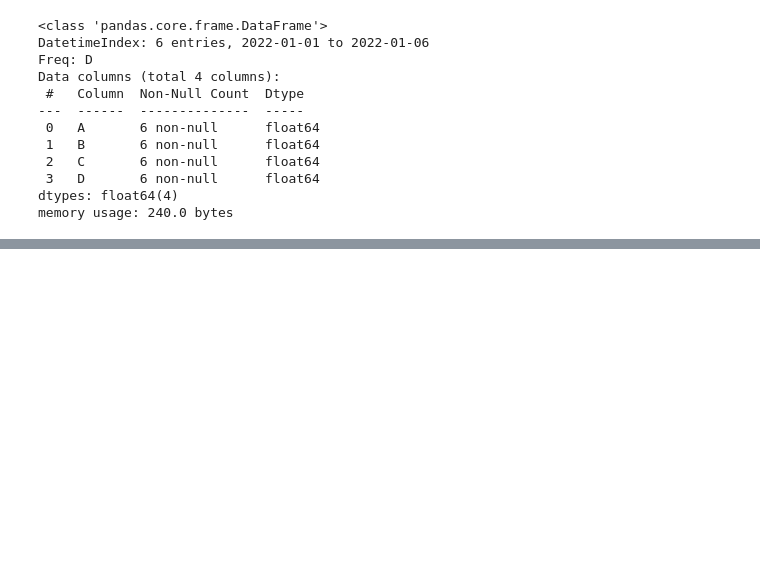
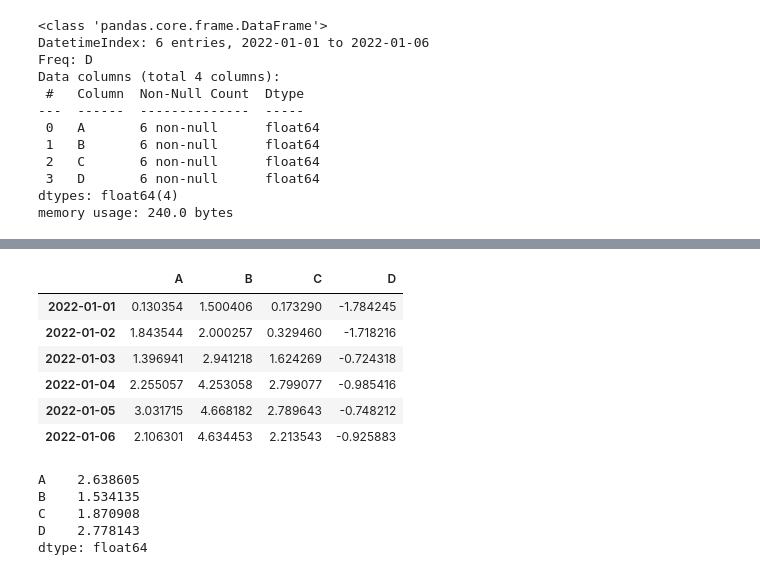
Before and after one commit to 2hongbi/ds-study, a Jupyter notebook: src/base_pandas_numpy.ipynb, the cells around one changed output, grey strips where cells are left out. Cells and saved outputs as stored; diff of their text form; code cells hidden in the pictures; blank space fills up the shorter version.

```diff
--- a/src/base_pandas_numpy.ipynb
+++ b/src/base_pandas_numpy.ipynb
@@ -77,0 +274,19 @@ memory usage: 240.0 bytes
+# %%
+# numpy의 cumsum : 누적합
+df.apply(np.cumsum)
+# %% [output]
+|  | A | B | C | D |
+| 2022-01-01 | 0.130354 | 1.500406 | 0.173290 | -1.784245 |
+| 2022-01-02 | 1.843544 | 2.000257 | 0.329460 | -1.718216 |
+| 2022-01-03 | 1.396941 | 2.941218 | 1.624269 | -0.724318 |
+| 2022-01-04 | 2.255057 | 4.253058 | 2.799077 | -0.985416 |
+| 2022-01-05 | 3.031715 | 4.668182 | 2.789643 | -0.748212 |
+| 2022-01-06 | 2.106301 | 4.634453 | 2.213543 | -0.925883 |
+# %%
+df.apply(lambda x: x.max() - x.min())
+# %% [output]
+A    2.638605
+B    1.534135
+C    1.870908
+D    2.778143
+dtype: float64
```
Also changed, not shown: parts of 24 cells of this notebook.
